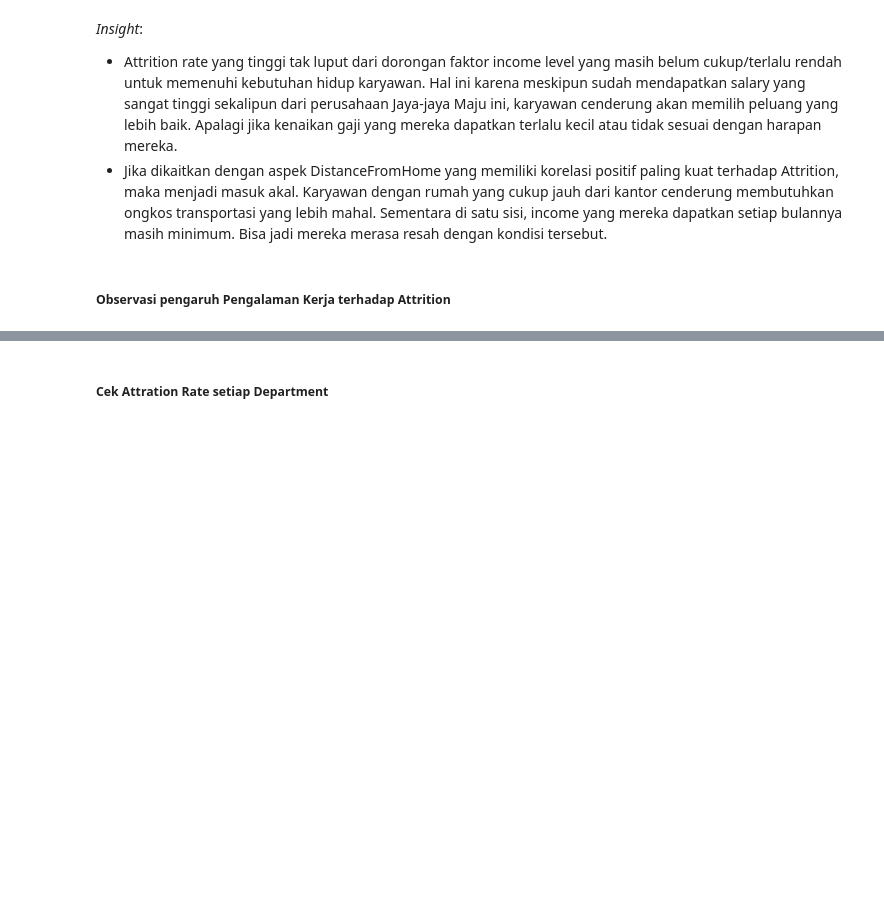
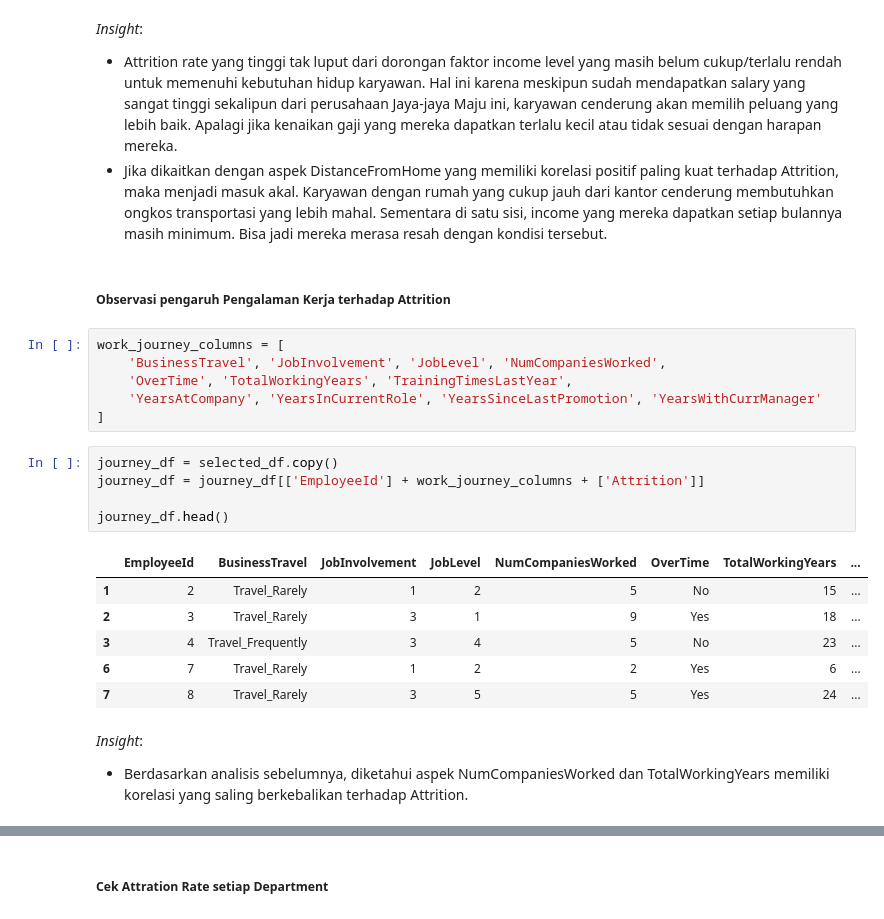
Before and after one commit to Sulbae/HR-Dashboard, a Jupyter notebook: notebook.ipynb, the cells around one changed output, grey strips where cells are left out. Saved outputs shown, nothing was run; the diff lists cells and outputs as text; blank space fills up the shorter version.

```diff
--- a/notebook.ipynb
+++ b/notebook.ipynb
@@ -482,3 +482,24 @@ _Insight_:
 * Jika dikaitkan dengan aspek DistanceFromHome yang memiliki korelasi positif paling kuat terhadap Attrition, maka menjadi masuk akal. Karyawan dengan rumah yang cukup jauh dari kantor cenderung membutuhkan ongkos transportasi yang lebih mahal. Sementara di satu sisi, income yang mereka dapatkan setiap bulannya masih minimum. Bisa jadi mereka merasa resah dengan kondisi tersebut.
 # %% [markdown]
 ##### Observasi pengaruh Pengalaman Kerja terhadap Attrition
+# %%
+work_journey_columns = [
+    'BusinessTravel', 'JobInvolvement', 'JobLevel', 'NumCompaniesWorked',
+    'OverTime', 'TotalWorkingYears', 'TrainingTimesLastYear',
+    'YearsAtCompany', 'YearsInCurrentRole', 'YearsSinceLastPromotion', 'YearsWithCurrManager'
+]
+# %%
+journey_df = selected_df.copy()
+journey_df = journey_df[['EmployeeId'] + work_journey_columns + ['Attrition']]
+
+journey_df.head()
+# %% [output]
+|  | EmployeeId | BusinessTravel | JobInvolvement | JobLevel | NumCompaniesWorked | OverTime | TotalWorkingYears | ... |
+| 1 | 2 | Travel_Rarely | 1 | 2 | 5 | No | 15 | ... |
+| 2 | 3 | Travel_Rarely | 3 | 1 | 9 | Yes | 18 | ... |
+| 3 | 4 | Travel_Frequently | 3 | 4 | 5 | No | 23 | ... |
+| 6 | 7 | Travel_Rarely | 1 | 2 | 2 | Yes | 6 | ... |
+| 7 | 8 | Travel_Rarely | 3 | 5 | 5 | Yes | 24 | ... |
+# %% [markdown]
+_Insight_:
+* Berdasarkan analisis sebelumnya, diketahui aspek NumCompaniesWorked dan TotalWorkingYears memiliki korelasi yang saling berkebalikan terhadap Attrition.
```
Also changed, not shown: parts of 9 cells of this notebook.
